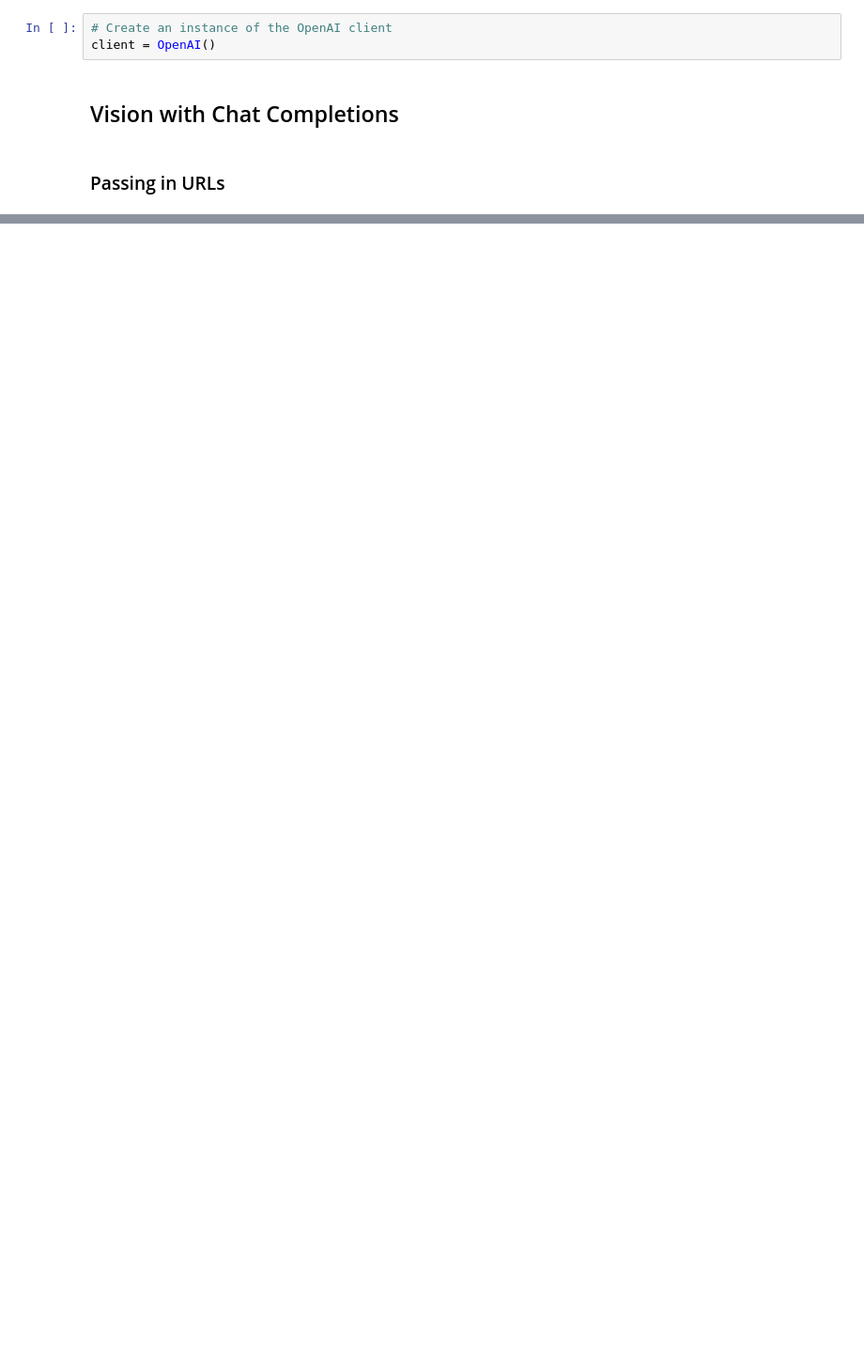
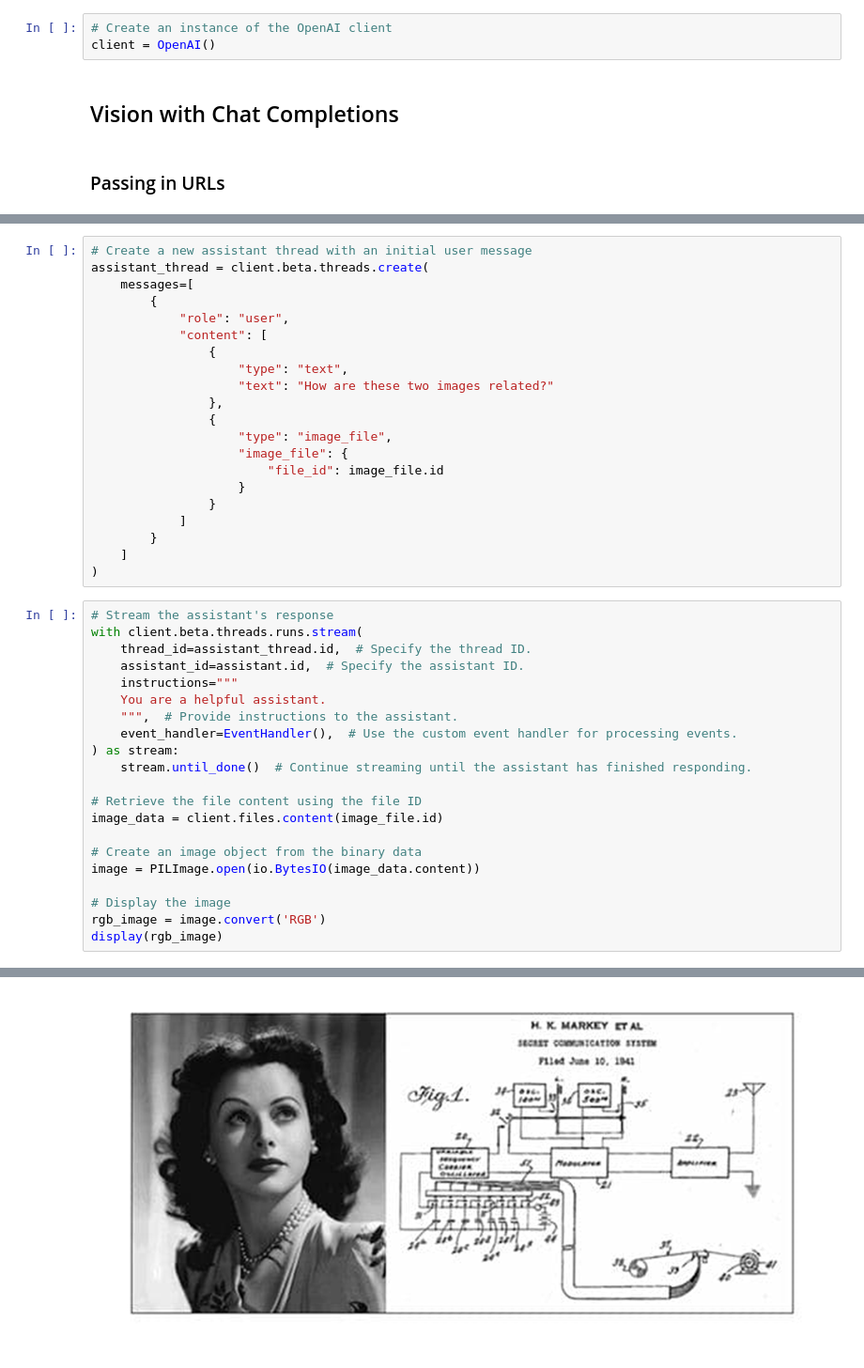
Before and after one commit to suspicious-cow/OpenAI_API_Vision, a Jupyter notebook: Vision.ipynb, the cells around one changed output, grey strips where cells are left out. Shown at 94% size. Drawn from its saved outputs; the diff is of its cells as text; blank space fills up the shorter version.

```diff
--- a/Vision.ipynb
+++ b/Vision.ipynb
@@ -103,0 +265,43 @@ The two images are related through Hedy Lamarr, a famous actress and inventor. T
+# %%
+# Create a new assistant thread with an initial user message
+assistant_thread = client.beta.threads.create(
+    messages=[
+        {
+            "role": "user",
+            "content": [
+                {
+                    "type": "text",
+                    "text": "How are these two images related?"
+                },
+                {
+                    "type": "image_file",
+                    "image_file": {
+                        "file_id": image_file.id
+                    }
+                }
+            ]
+        }
+    ]
+)
+# %%
+# Stream the assistant's response
+with client.beta.threads.runs.stream(
+    thread_id=assistant_thread.id,  # Specify the thread ID.
+    assistant_id=assistant.id,  # Specify the assistant ID.
+    instructions="""
+    You are a helpful assistant.
+    """,  # Provide instructions to the assistant.
+    event_handler=EventHandler(),  # Use the custom event handler for processing events.
+) as stream:
+    stream.until_done()  # Continue streaming until the assistant has finished responding.
+
+# Retrieve the file content using the file ID
+image_data = client.files.content(image_file.id)
+
+# Create an image object from the binary data
+image = PILImage.open(io.BytesIO(image_data.content))
+
+# Display the image
+rgb_image = image.convert('RGB')
+display(rgb_image)
+# %% [output]
@@ -103,0 +313 @@ The two images are related through Hedy Lamarr, a famous actress and inventor. T
+[figure, added]
```
Also changed, not shown: parts of 20 cells of this notebook.
